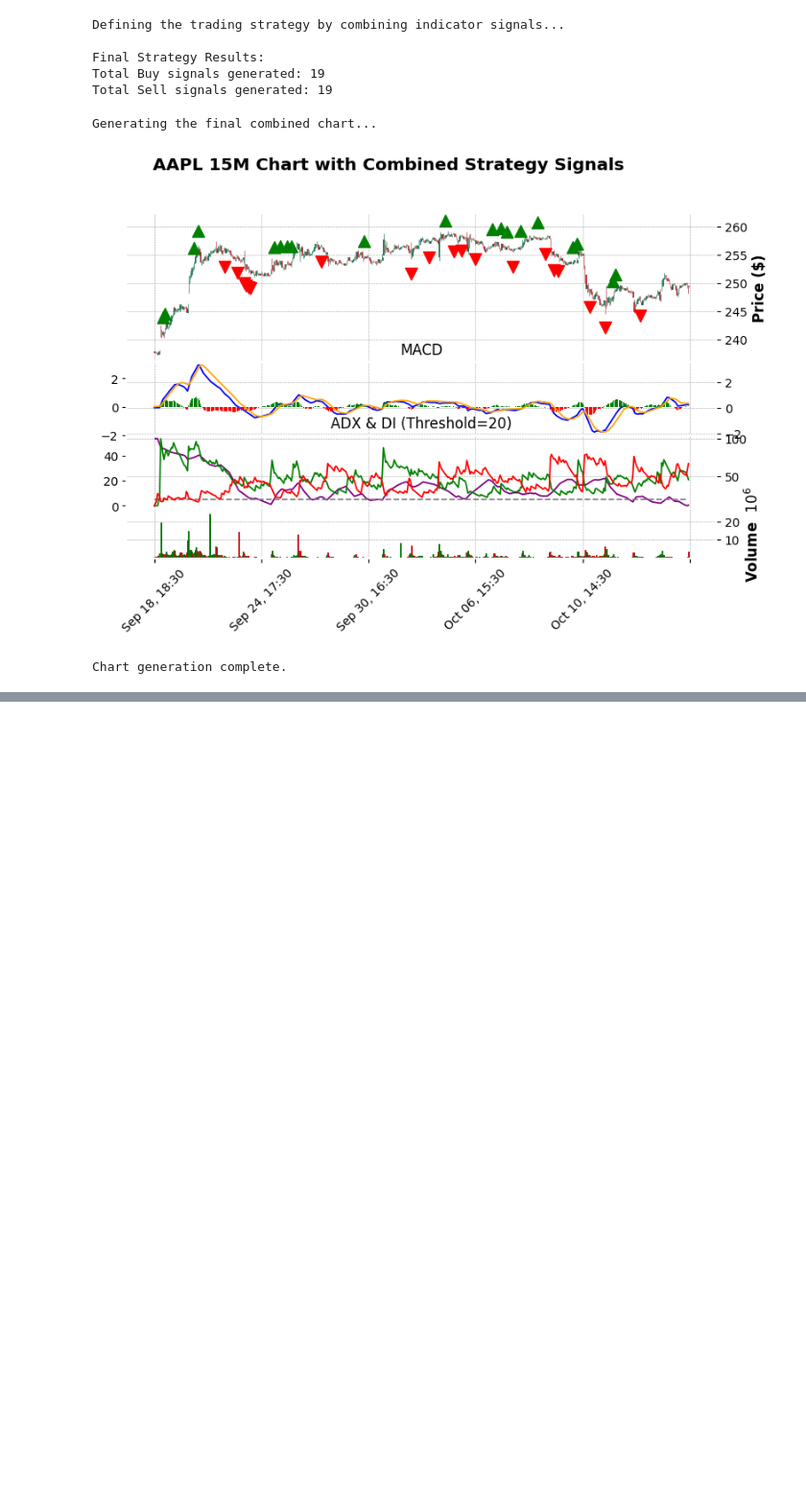
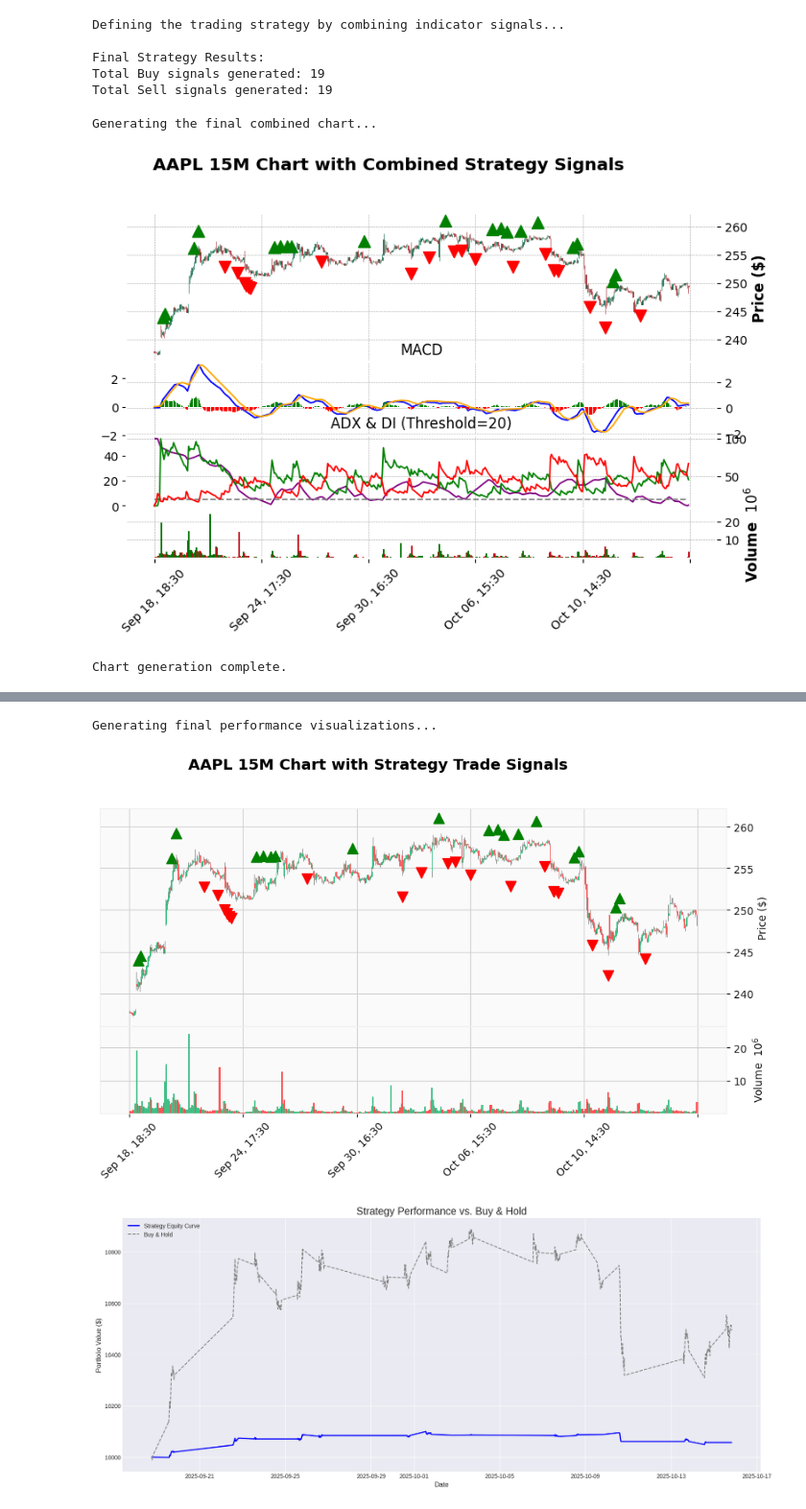
Before and after one commit to OMCHOKSI108/Quantitative-Trading-Indicators, a Jupyter notebook: aapl_data.ipynb, the cells around one changed output, grey strips where cells are left out. Shown: that part at 96% size. Drawn from its saved outputs; the diff is of its cells as text; code cells hidden in the pictures; blank space fills up the shorter version.

```diff
--- a/aapl_data.ipynb
+++ b/aapl_data.ipynb
@@ -274,0 +542,53 @@ Chart generation complete.
+# %%
+
+import matplotlib.pyplot as plt
+
+print("\nGenerating final performance visualizations...")
+
+# --- Visualization 1: Candlestick Chart with Strategy Signals ---
+
+# Prepare markers for the final strategy signals
+strategy_buy_markers = np.where(buy_strategy_signals, df['high'] * 1.01, np.nan)
+strategy_sell_markers = np.where(sell_strategy_signals, df['low'] * 0.99, np.nan)
+
+# Create the plot list for mplfinance
+final_add_plots = [
+    mpf.make_addplot(strategy_buy_markers, type='scatter', marker='^', color='green', markersize=100),
+    mpf.make_addplot(strategy_sell_markers, type='scatter', marker='v', color='red', markersize=100)
+]
+
+# Plot the candlestick chart with signals
+mpf.plot(
+    df,
+    type='candle',
+    style='yahoo',
+    title='AAPL 15M Chart with Strategy Trade Signals',
+    ylabel='Price ($)',
+    figratio=(20, 10),
+    addplot=final_add_plots,
+    volume=True
+)
+
+
+# --- Visualization 2: Portfolio Equity Curve ---
+
+plt.style.use('seaborn-v0_8-darkgrid')
+fig, ax = plt.subplots(figsize=(20, 8))
+
+# Plot the portfolio value over time
+ax.plot(portfolio_df.index, portfolio_df['value'], label='Strategy Equity Curve', color='blue', linewidth=2)
+
+# Plot Buy and Hold for comparison
+ax.plot(portfolio_df.index, (df['close'] / df['close'].iloc[0]) * initial_balance, label='Buy & Hold', color='grey', linestyle='--')
+
+ax.set_title('Strategy Performance vs. Buy & Hold', fontsize=18)
+ax.set_xlabel('Date', fontsize=12)
+ax.set_ylabel('Portfolio Value ($)', fontsize=12)
+ax.legend(loc='upper left')
+ax.grid(True)
+
+plt.show()
+# %% [output]
+Generating final performance visualizations...
+[figure, added]
+[figure, added]
```
Also changed, not shown: parts of 5 cells of this notebook, 2 other files.
